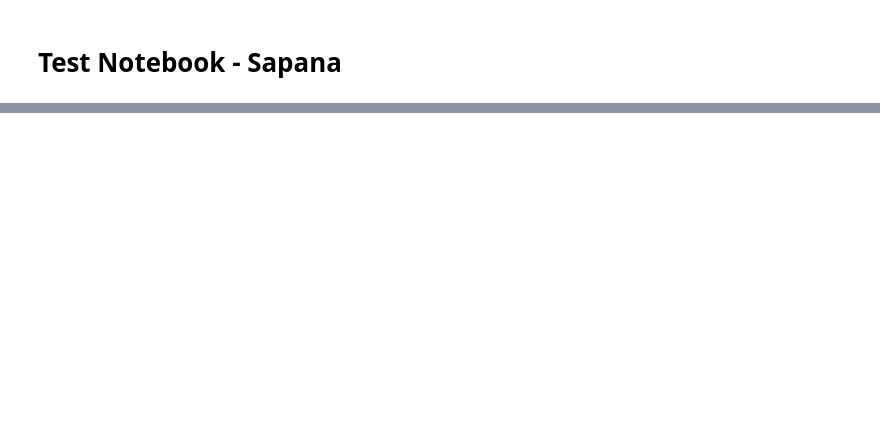
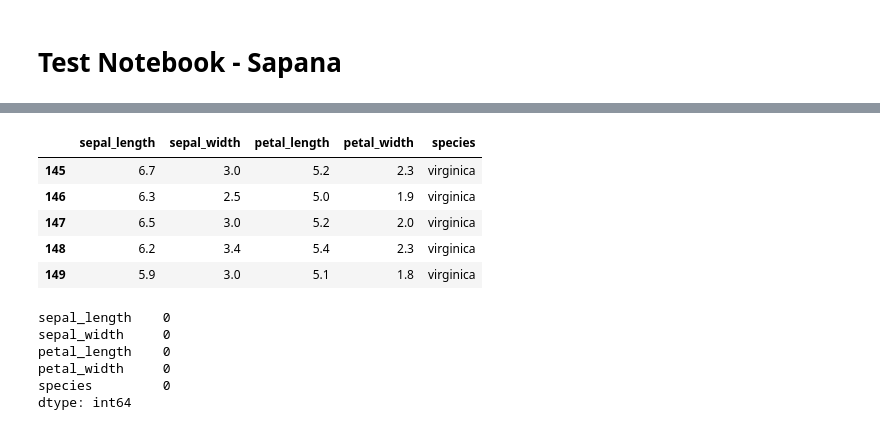
Before and after one commit to sapanagayakwad/Machine-Learning-1st, a Jupyter notebook: test.ipynb, the cells around one changed output, grey strips where cells are left out. Drawn from its saved outputs; the diff is of its cells as text; code cells hidden in the pictures; blank space fills up the shorter version.

```diff
--- a/test.ipynb
+++ b/test.ipynb
@@ -11,0 +17,18 @@ FileNotFoundError: [Errno 2] No such file or directory: 'C:/-Users/anshl/Desktop
+# %%
+df.tail()
+# %% [output]
+|  | sepal_length | sepal_width | petal_length | petal_width | species |
+| 145 | 6.7 | 3.0 | 5.2 | 2.3 | virginica |
+| 146 | 6.3 | 2.5 | 5.0 | 1.9 | virginica |
+| 147 | 6.5 | 3.0 | 5.2 | 2.0 | virginica |
+| 148 | 6.2 | 3.4 | 5.4 | 2.3 | virginica |
+| 149 | 5.9 | 3.0 | 5.1 | 1.8 | virginica |
+# %%
+df.isna().sum()
+# %% [output]
+sepal_length    0
+sepal_width     0
+petal_length    0
+petal_width     0
+species         0
+dtype: int64
```
Also changed, not shown: parts of 4 cells of this notebook.
